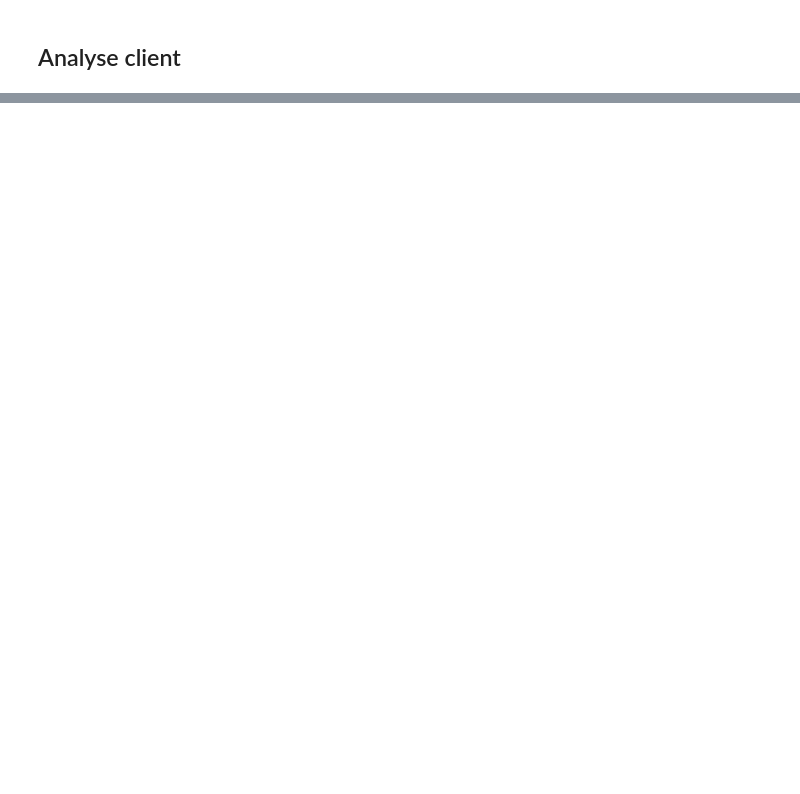
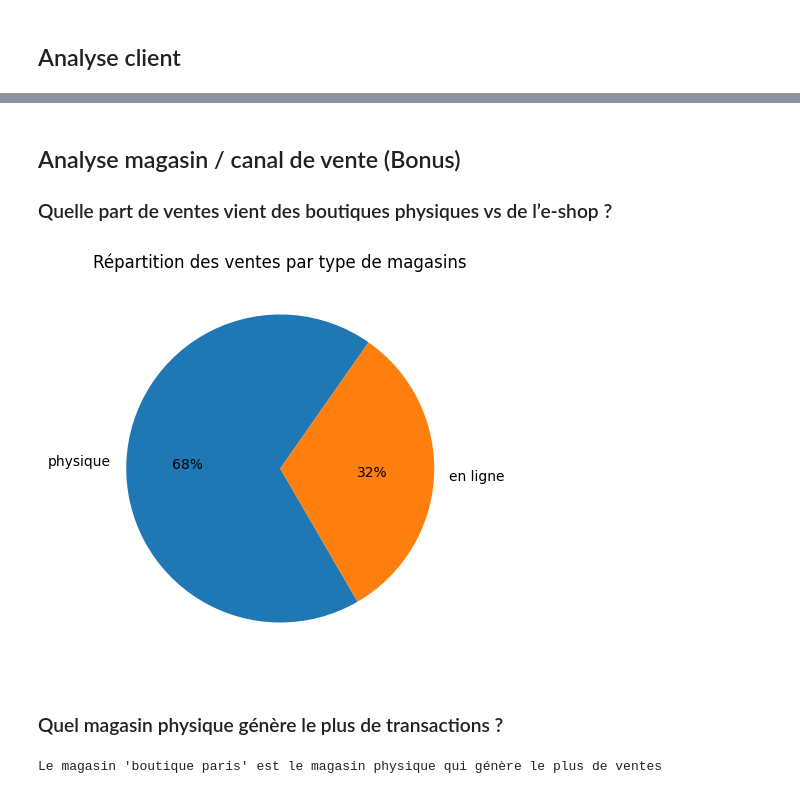
Before and after one commit to thomas-lefloch/spark_dbt, a Jupyter notebook: data_cleaning.ipynb, the cells around one changed output, grey strips where cells are left out. Cells and saved outputs as stored; diff of their text form; code cells hidden in the pictures; blank space fills up the shorter version.

Commit message:
Analyses croisés

```diff
--- a/data_cleaning.ipynb
+++ b/data_cleaning.ipynb
@@ -549,0 +552,46 @@ _ = data.plot.pie(
+# %% [markdown]
+## Analyse magasin / canal de vente (Bonus)
+### Quelle part de ventes vient des boutiques physiques vs de l’e-shop ?
+# %%
+query = """
+SELECT
+    magasin_type,
+    COUNT(*) as nombre_transaction
+FROM fact_vente
+JOIN dim_magasin ON fact_vente.magasin_id = dim_magasin.magasin_id
+GROUP BY magasin_type
+"""
+
+data = sql(query)
+_ = data.plot.pie(
+    y="nombre_transaction",
+    xlabel="",
+    ylabel="",
+    labels=data.magasin_type.to_list(),
+    legend=None,
+    figsize=(5, 5),
+    title="Répartition des ventes par type de magasins",
+    autopct="%1.0f%%",
+    startangle=55,
+)
+# %% [output]
+[figure, added]
+# %% [markdown]
+### Quel magasin physique génère le plus de transactions ?
+# %%
+query = """
+SELECT
+    magasin_nom,
+    COUNT(*) as nombre_transaction
+FROM fact_vente
+JOIN dim_magasin ON fact_vente.magasin_id = dim_magasin.magasin_id
+WHERE magasin_type='physique'
+GROUP BY magasin_nom
+ORDER BY nombre_transaction DESC
+LIMIT 1;
+"""
+
+data = sql(query)
+print(f"Le magasin '{data.loc[0].magasin_nom}' est le magasin physique qui génère le plus de ventes")
+# %% [output]
+Le magasin 'boutique paris' est le magasin physique qui génère le plus de ventes
```
Also changed, not shown: parts of 21 cells of this notebook.
